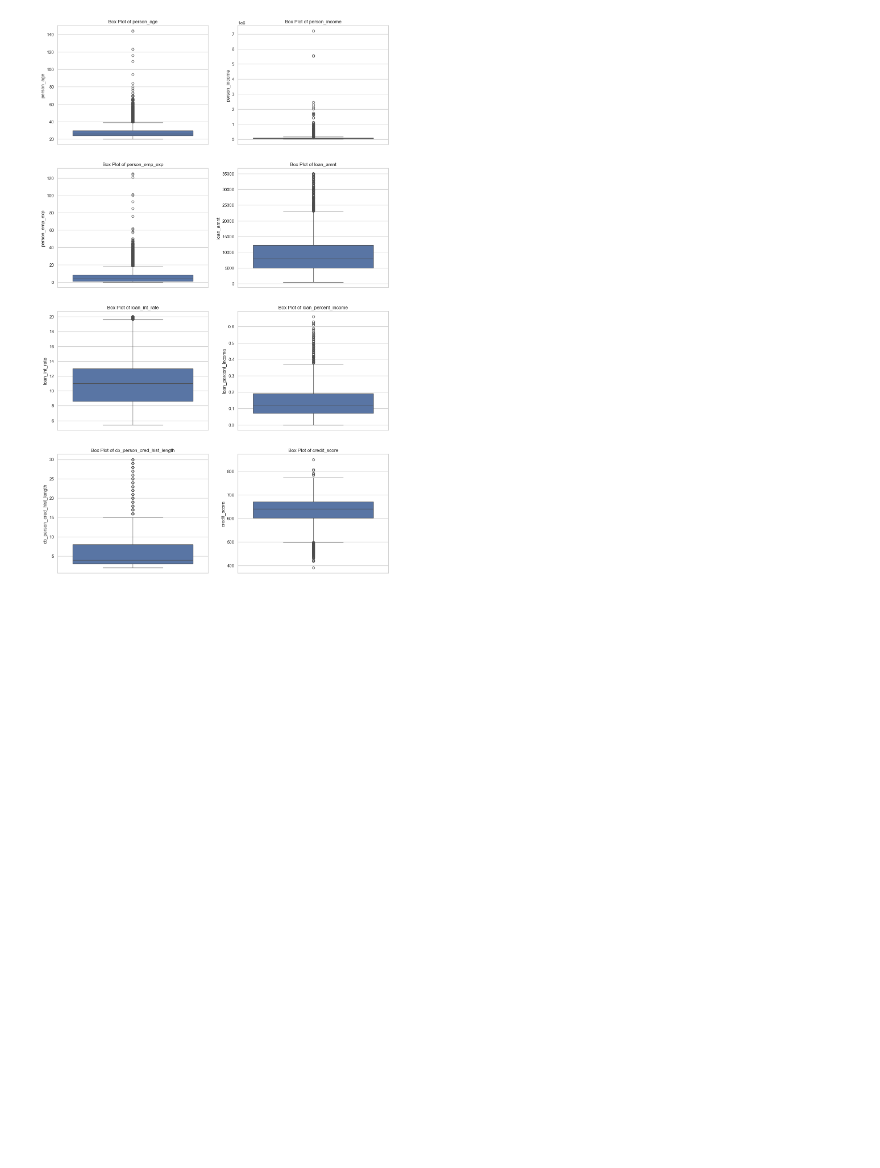
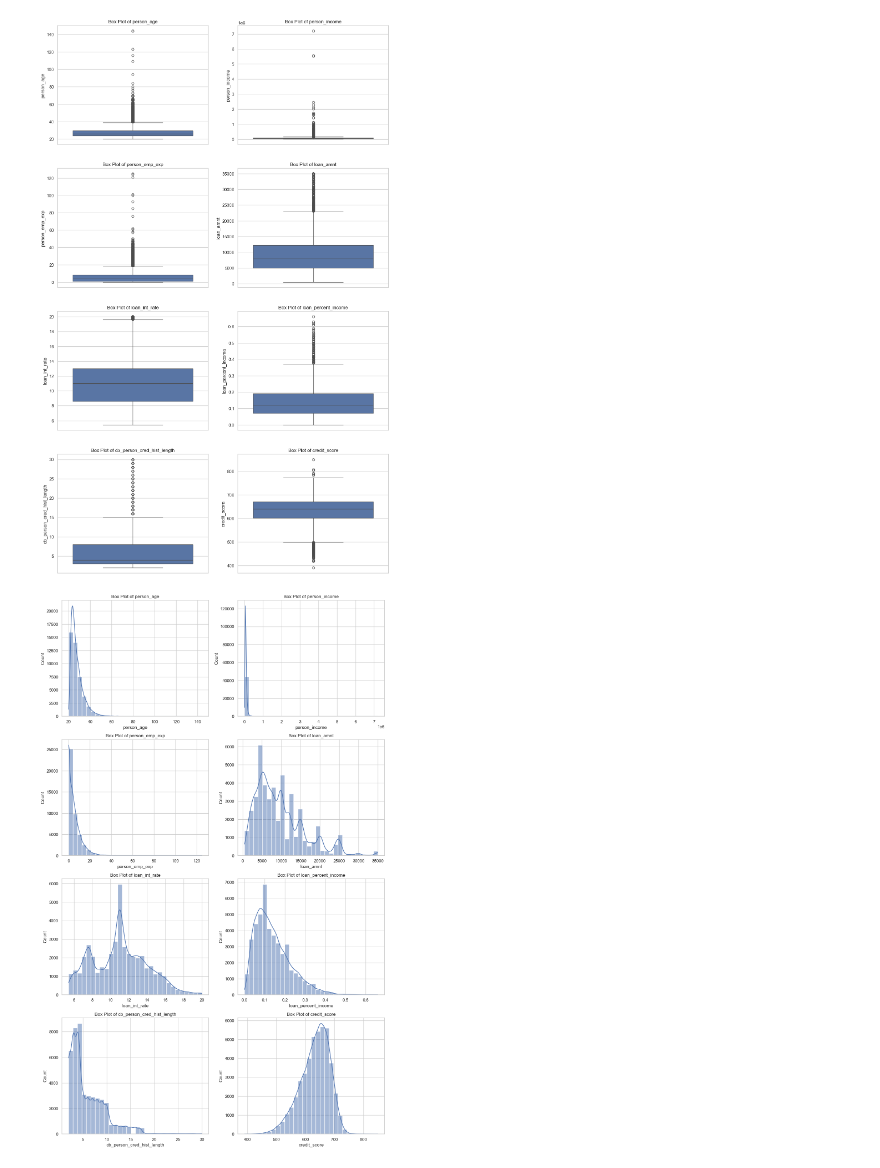
Before and after one commit to codeboyz12/data_science_cv, a Jupyter notebook: logitic_regrssion/loan_approval.ipynb, the cells around one changed output. Cells and saved outputs as stored; diff of their text form; code cells hidden in the pictures; blank space fills up the shorter version.

Commit message:
EDA visualize histogram for distribution

```diff
--- a/logitic_regrssion/loan_approval.ipynb
+++ b/logitic_regrssion/loan_approval.ipynb
@@ -73,3 +77,14 @@ for row in range(4):
         img += 1
 # %% [output]
 [figure]
+# %%
+sns.set(style="whitegrid", font_scale=1)
+fig, axes = plt.subplots(4, 2, figsize=(15,25))
+img = 0
+for row in range(4):
+    for column in range(0, 2):
+        axes[row, column].title.set_text("Box Plot of " + numrical_columns[img])
+        sns.histplot(loan[numrical_columns[img]], ax=axes[row, column], kde=True, bins=30)
+        img += 1
+# %% [output]
+[figure, added]
```
Also changed, not shown: parts of 2 cells of this notebook.
